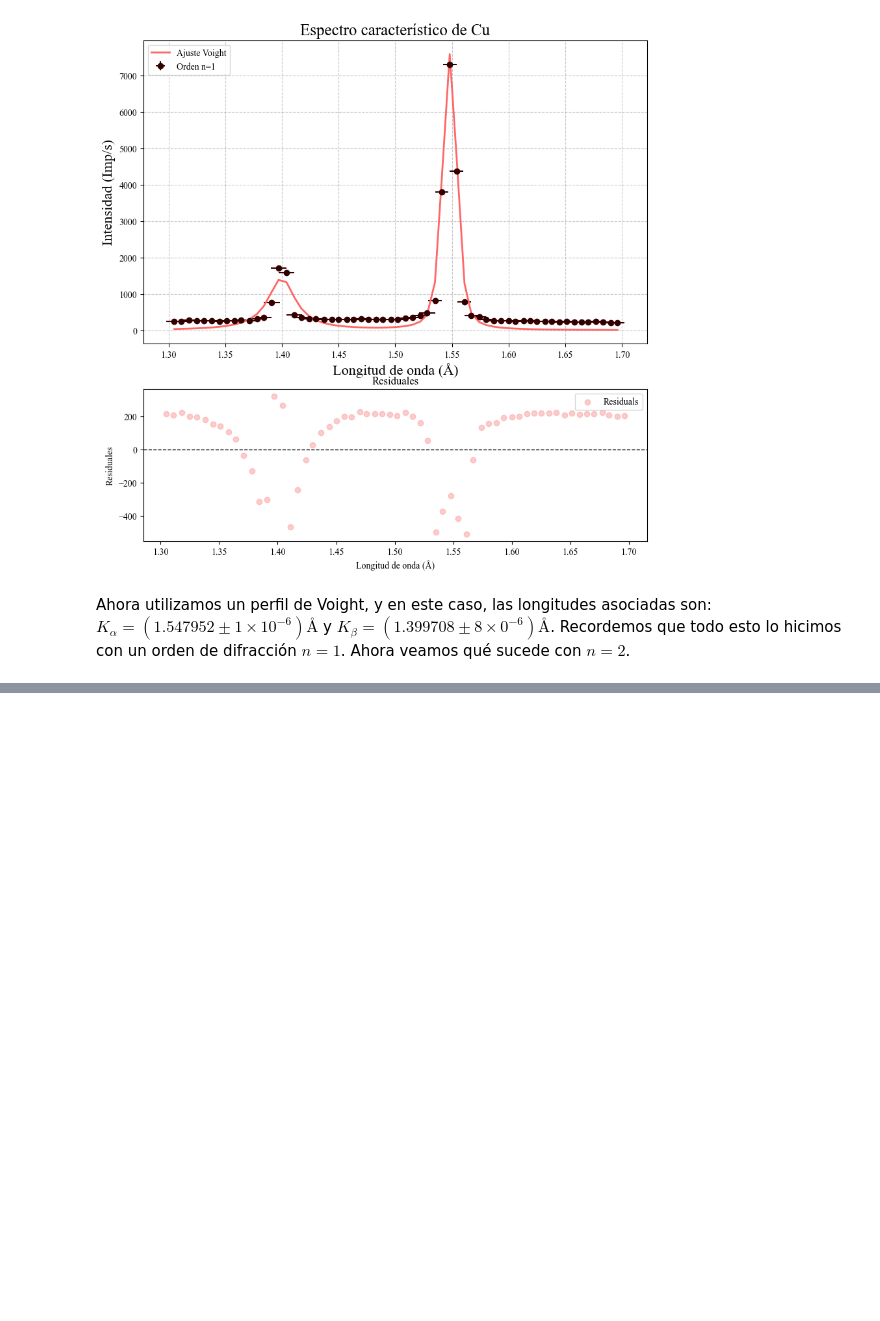
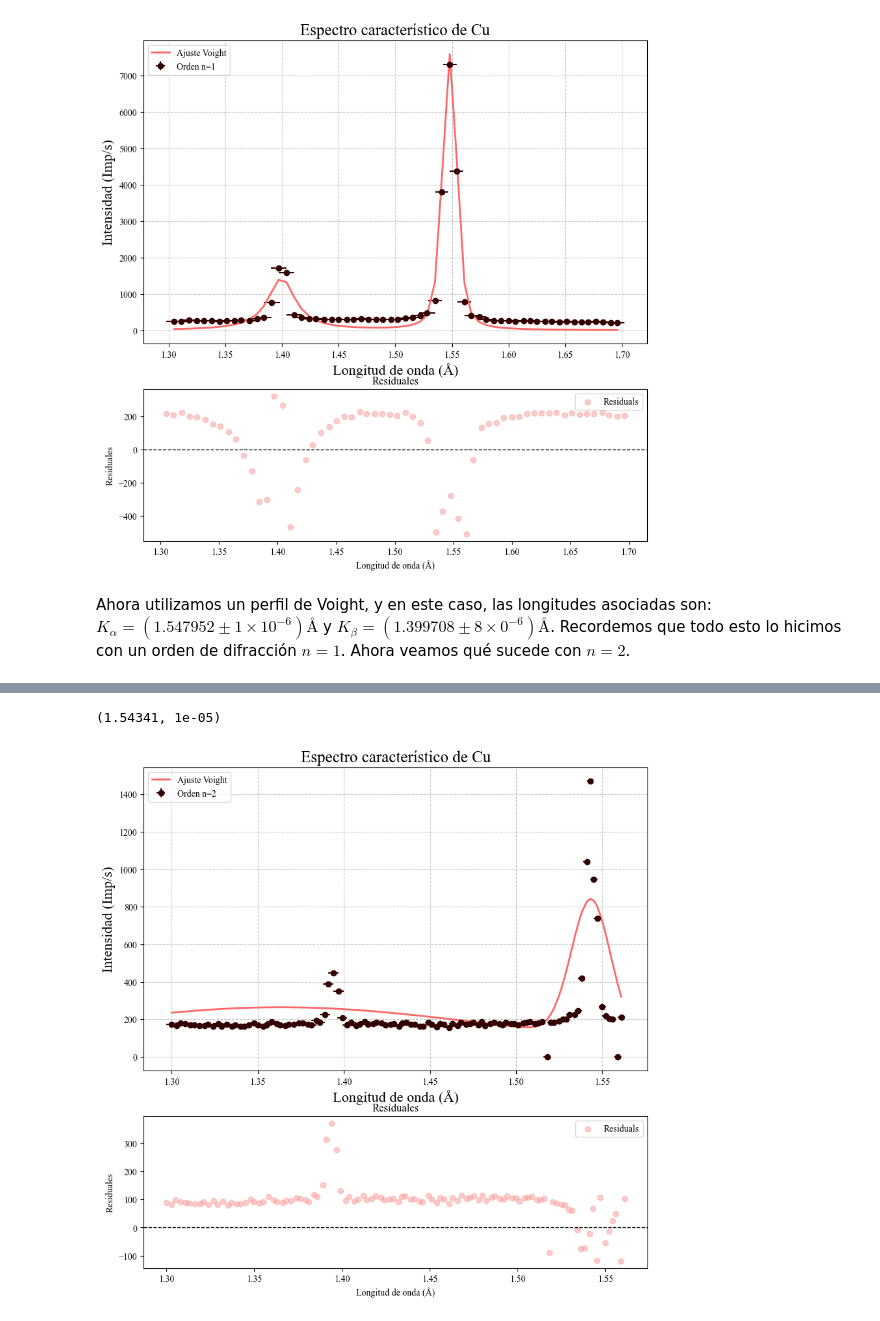
Before and after one commit to slaverdeg/Laboratorio-Intermedio-1, a Jupyter notebook: Rayos X/Bitácora 1.ipynb, the cells around one changed output, grey strips where cells are left out. Cells and saved outputs as stored; diff of their text form; code cells hidden in the pictures; blank space fills up the shorter version.

```diff
--- a/Rayos X/Bitácora 1.ipynb
+++ b/Rayos X/Bitácora 1.ipynb
@@ -314,0 +314,44 @@ l_b2_lor=Error(x022,x02_err2)
+# %%
+#De nuevo, solo debemos cambiar los 1 por 2.
+errors_voight2 = np.sqrt(np.diag(inc_voight2))
+
+
+A_1v2,x01v2, gamma1v2, sigma12,A_2v2,x02v2, sigma22, gamma2v2=param_voight2
+A1_errv2, x01_errv2,sigma1_err2, gamma1_errv2, A2_errv2, x02_errv2,sigma2_err2, gamma2_errv2 = errors_voight2
+
+ajuste_voi2=double_voigt(lambda2,A_1v2,x01v2, sigma12,gamma1v2,A_2v2,x02v2, sigma22,gamma2v2)
+#Hacemos el cálculo de residuales
+
+resid_lor2=(intensidad-ajuste_voi2)/inc_int
+
+mask = (lambda2 >= 1.3) & (lambda2 <= 1.7)
+lambda2_filtered = lambda2[mask]
+intensidad_filtered = intensidad[mask]
+ajuste_voi2_filtered = ajuste_voi2[mask]
+inc_int_filtered=inc_int[mask]
+inc_lambda2_filtered=inc_lambda2[mask]
+
+fig, (ax1, ax2) = plt.subplots(2, 1, figsize=(10, 10), gridspec_kw={'height_ratios': [2, 1]})
+ax1.errorbar(lambda2_filtered, intensidad_filtered, inc_int_filtered, inc_lambda2_filtered,color='#330000', fmt='o', label='Orden n=2')
+ax1.plot(lambda2_filtered, ajuste_voi2_filtered, color='#ff6666', linewidth=2, label=f'Ajuste Voight')
+ax1.set_xlabel("Longitud de onda (Å)", fontsize=16)
+ax1.set_ylabel("Intensidad (Imp/s)", fontsize=16)
+ax1.grid(True, linestyle='--', alpha=0.7)
+ax1.legend(loc='upper left')
+ax1.set_title('Espectro característico de Cu', fontsize=18)
+
+resid_lor1_filtered=resid_lor1[mask]
+ax2.scatter(lambda2_filtered, resid_lor2_filtered, color='#fb9a99', alpha=0.5, label='Residuals')
+ax2.axhline(0, color='black', linewidth=1, linestyle='--')
+ax2.set_xlabel('Longitud de onda (Å)')
+ax2.set_ylabel('Residuales')
+ax2.legend(loc='upper right')
+ax2.set_title('Residuales')
+
+v_a12=Error(x01v2,x01_errv2)
+v_b12=Error(x02v2,x02_errv2)
+
+v_a12
+# %% [output]
+(1.54341, 1e-05)
+[figure, added]
```
Also changed, not shown: parts of 4 cells of this notebook.
